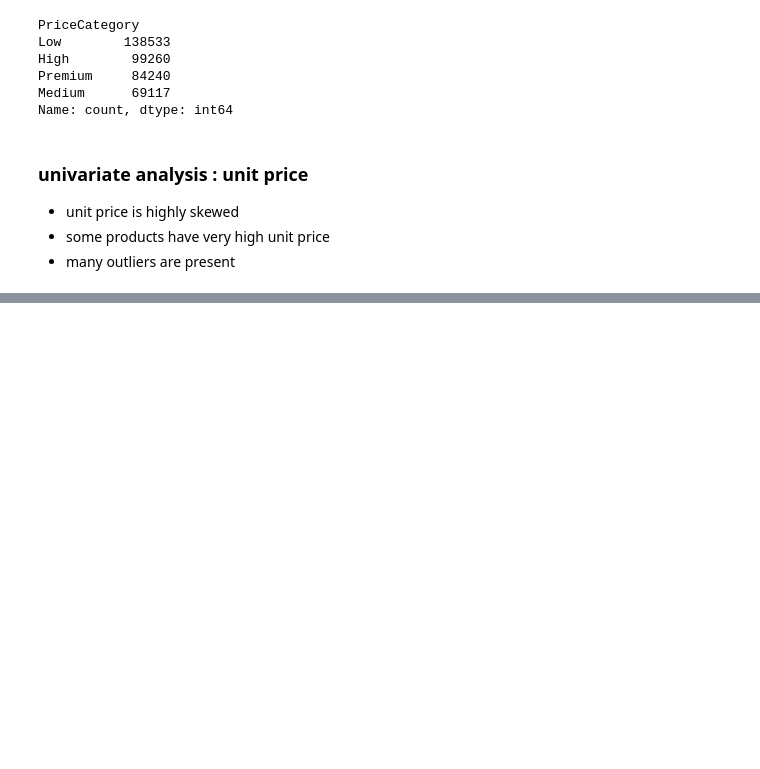
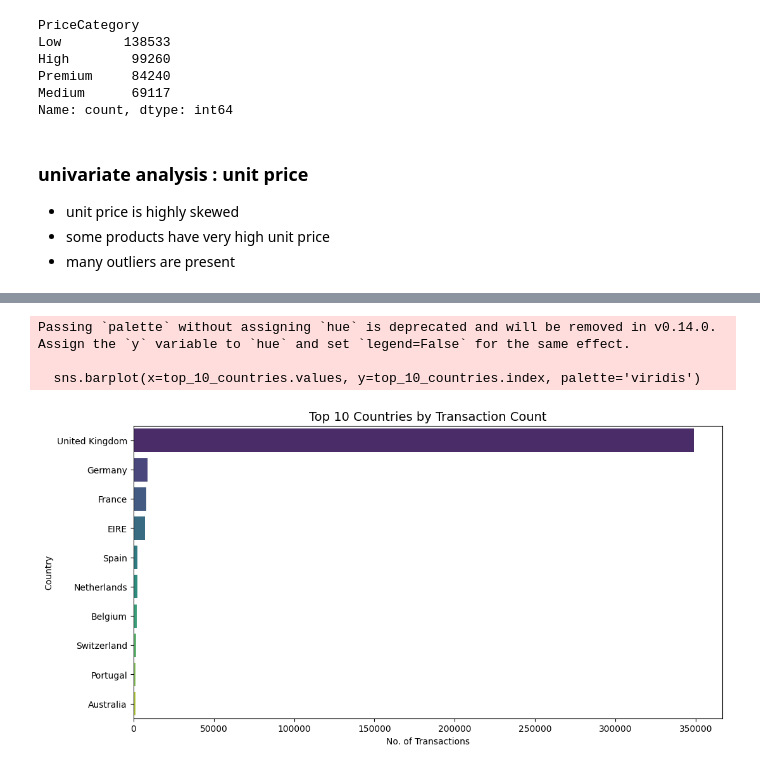
Before and after one commit to anuragchaubey1224/customer-segmentation, a Jupyter notebook: notebooks/eda.ipynb, the cells around one changed output, grey strips where cells are left out. Drawn from its saved outputs; the diff is of its cells as text; code cells hidden in the pictures; blank space fills up the shorter version.

Commit message:
univariate analysis on country column

```diff
--- a/notebooks/eda.ipynb
+++ b/notebooks/eda.ipynb
@@ -921,0 +965,15 @@ Name: count, dtype: int64
+# %%
+# bar plot (top 10 countries)
+
+plt.figure(figsize=(12,6))
+top_10_countries = df['Country'].value_counts().head(10)
+sns.barplot(x=top_10_countries.values, y=top_10_countries.index, palette='viridis')
+plt.title("Top 10 Countries by Transaction Count", fontsize=14)
+plt.xlabel("No. of Transactions")
+plt.ylabel("Country")
+plt.show()
+# %% [output]
+Passing `palette` without assigning `hue` is deprecated and will be removed in v0.14.0. Assign the `y` variable to `hue` and set `legend=False` for the same effect.
+
+  sns.barplot(x=top_10_countries.values, y=top_10_countries.index, palette='viridis')
+[figure, added]
```
Also changed, not shown: parts of 6 cells of this notebook.
